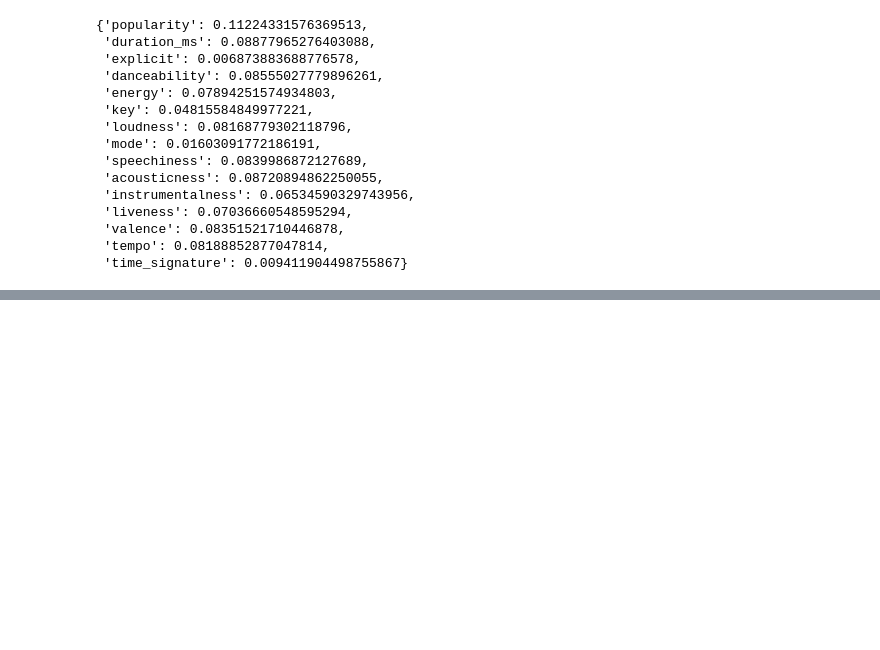
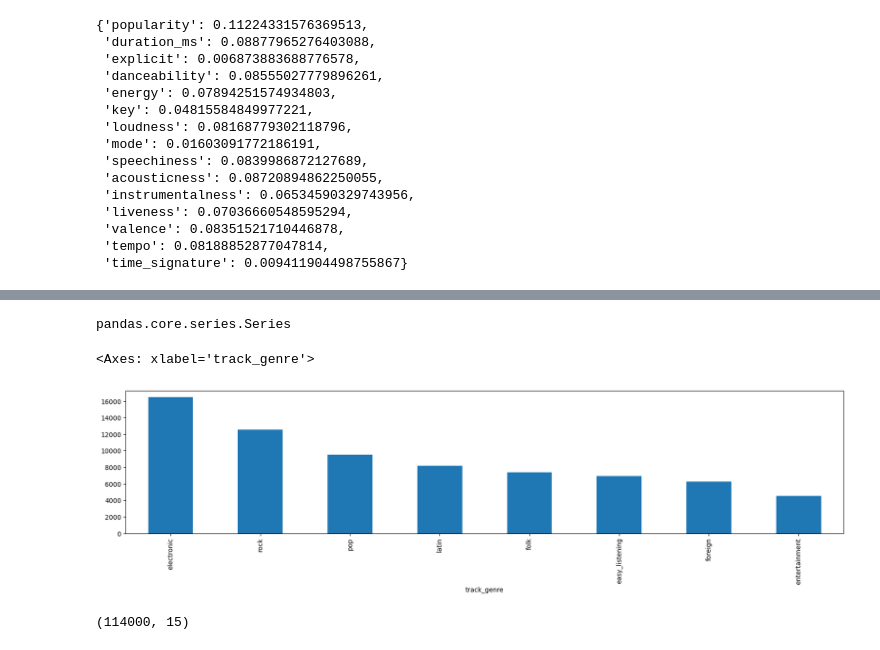
Before and after one commit to cjsyndergaard/project_486, a Jupyter notebook: project.ipynb, the cells around one changed output, grey strips where cells are left out. Cells and saved outputs as stored; diff of their text form; code cells hidden in the pictures; blank space fills up the shorter version.

```diff
--- a/project.ipynb
+++ b/project.ipynb
@@ -151,0 +206,13 @@ pd.DataFrame(c)
+# %%
+type(ytrain)
+# %% [output]
+pandas.core.series.Series
+# %%
+ytrain.value_counts().plot.bar(figsize=(20, 4))
+# %% [output]
+<Axes: xlabel='track_genre'>
+[figure, added]
+# %%
+x.shape
+# %% [output]
+(114000, 15)
```
Also changed, not shown: parts of 50 cells of this notebook, 28 other files.
